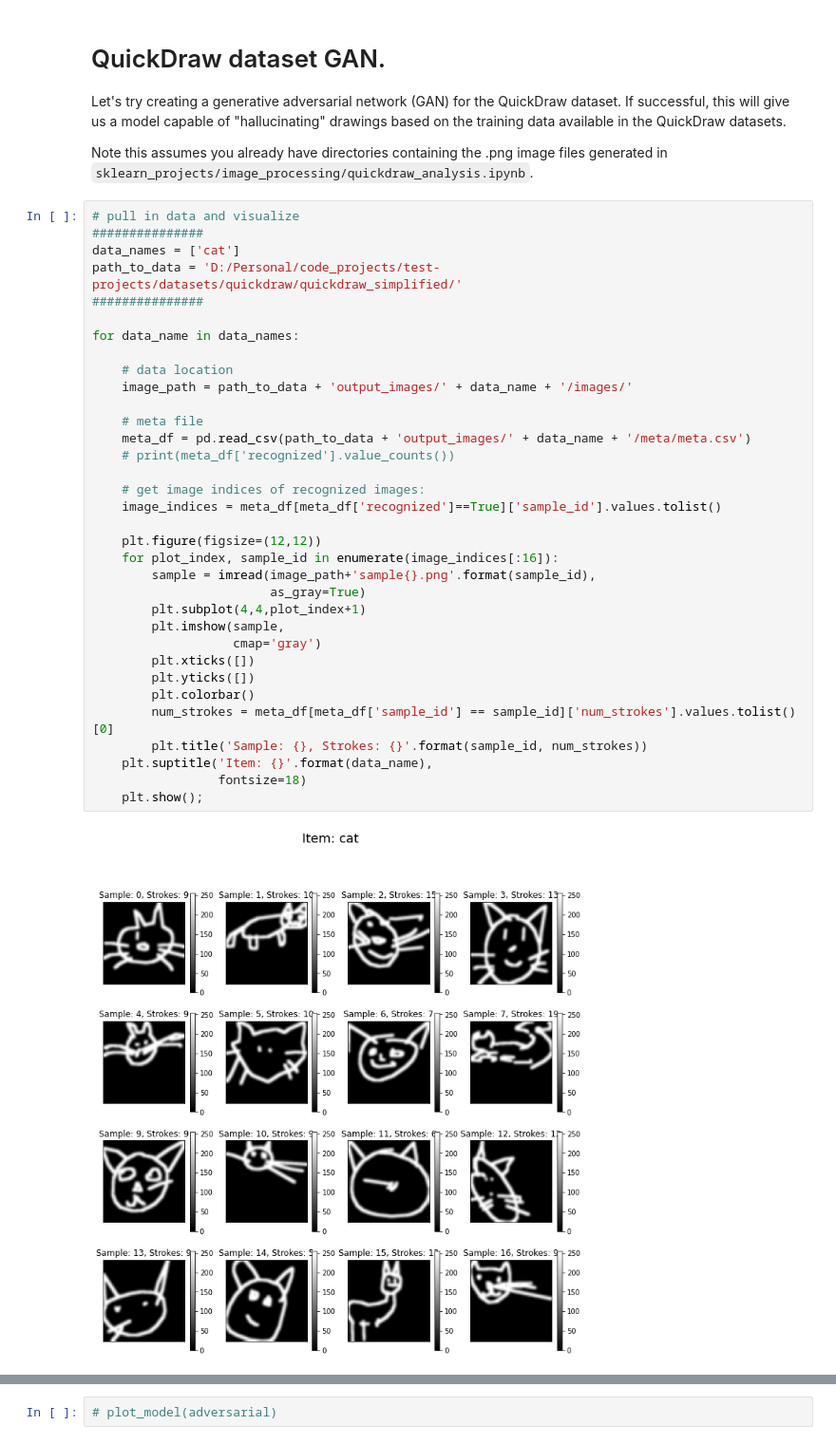
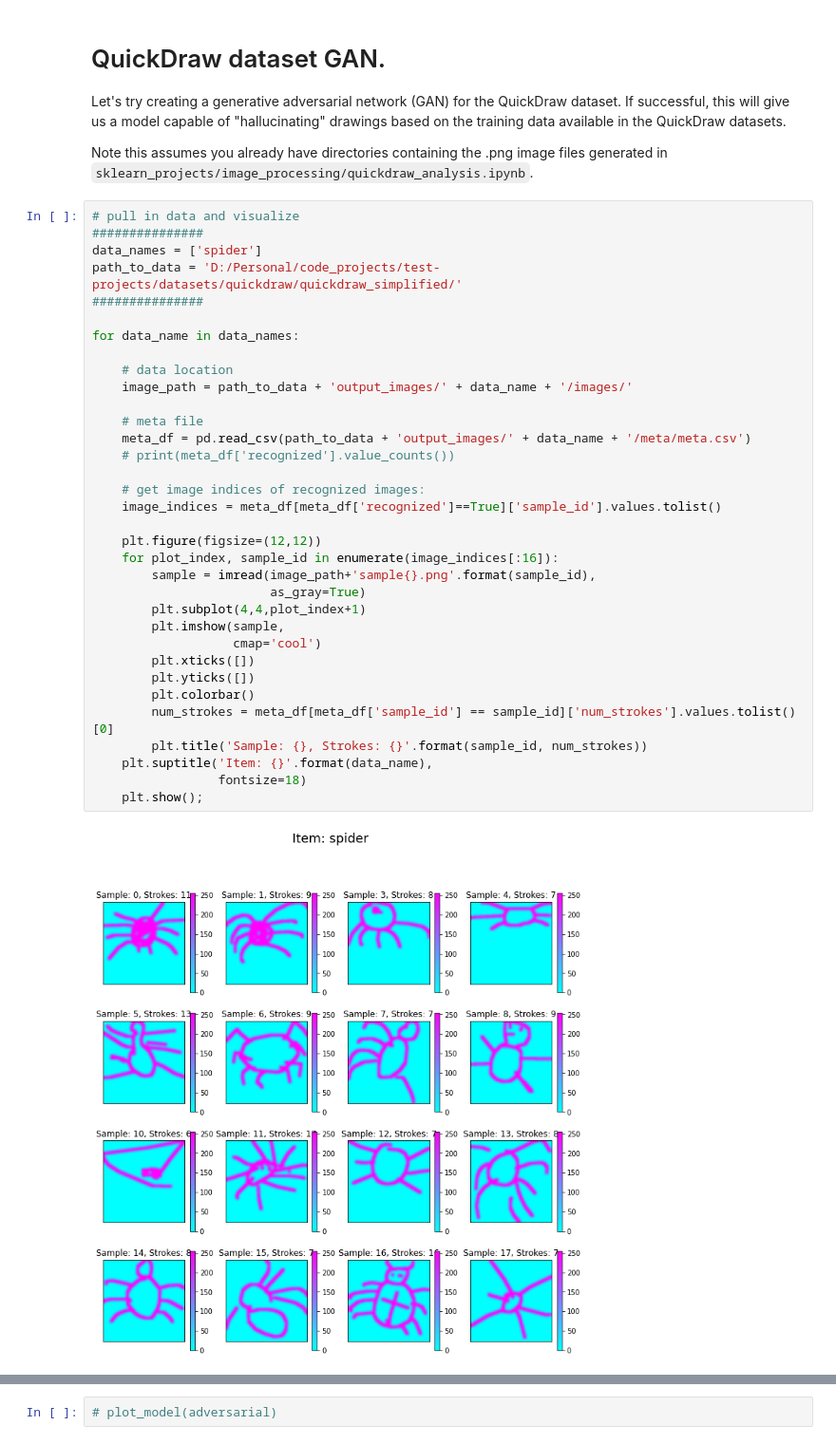
Before and after one commit to apdachowicz/test-projects, a Jupyter notebook: sklearn_projects/image_processing/quickdraw_gan.ipynb, the cells around one changed output, grey strips where cells are left out. Shown at 95% size. Drawn from its saved outputs; the diff is of its cells as text.

```diff
--- a/sklearn_projects/image_processing/quickdraw_gan.ipynb
+++ b/sklearn_projects/image_processing/quickdraw_gan.ipynb
@@ -44,39 +44,39 @@ generated in `sklearn_projects/image_processing/quickdraw_analysis.ipynb`.
 # %%
 # pull in data and visualize
 ###############
-data_names = ['cat']
+data_names = ['spider']
 path_to_data = 'D:/Personal/code_projects/test-projects/datasets/quickdraw/quickdraw_simplified/'
 ###############
 
 for data_name in data_names:
 
     # data location
     image_path = path_to_data + 'output_images/' + data_name + '/images/'
 
     # meta file
     meta_df = pd.read_csv(path_to_data + 'output_images/' + data_name + '/meta/meta.csv')
     # print(meta_df['recognized'].value_counts())
 
     # get image indices of recognized images:
     image_indices = meta_df[meta_df['recognized']==True]['sample_id'].values.tolist()
 
     plt.figure(figsize=(12,12))
     for plot_index, sample_id in enumerate(image_indices[:16]):
         sample = imread(image_path+'sample{}.png'.format(sample_id),
                         as_gray=True)
         plt.subplot(4,4,plot_index+1)
         plt.imshow(sample,
-                   cmap='gray')
+                   cmap='cool')
         plt.xticks([])
         plt.yticks([])
         plt.colorbar()
         num_strokes = meta_df[meta_df['sample_id'] == sample_id]['num_strokes'].values.tolist()[0]
         plt.title('Sample: {}, Strokes: {}'.format(sample_id, num_strokes))
     plt.suptitle('Item: {}'.format(data_name),
                  fontsize=18)
     plt.show();
 # %% [output]
-[figure, old version]
+[figure, new version]
 # %%
 # define input dataset
 ################
```
Also changed, not shown: parts of 7 cells of this notebook, 1 other file.
